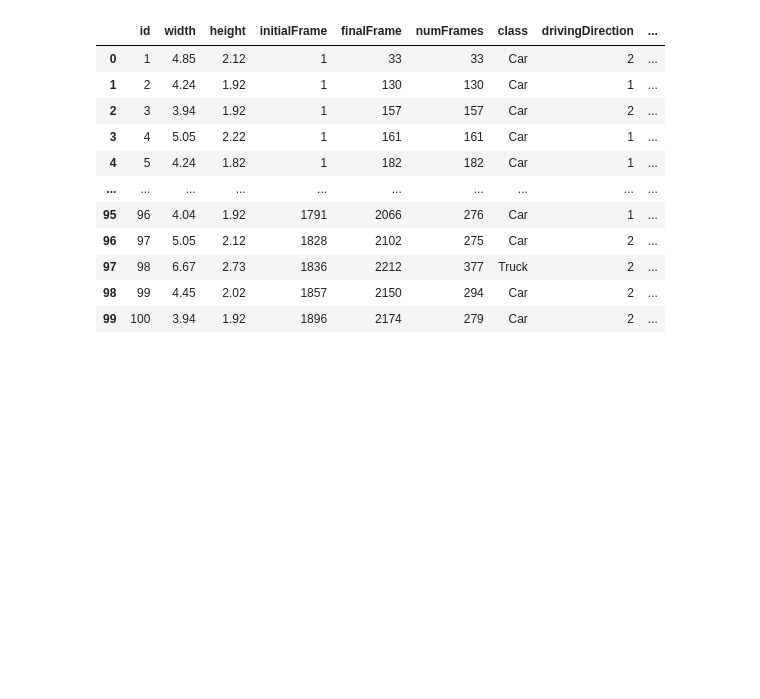
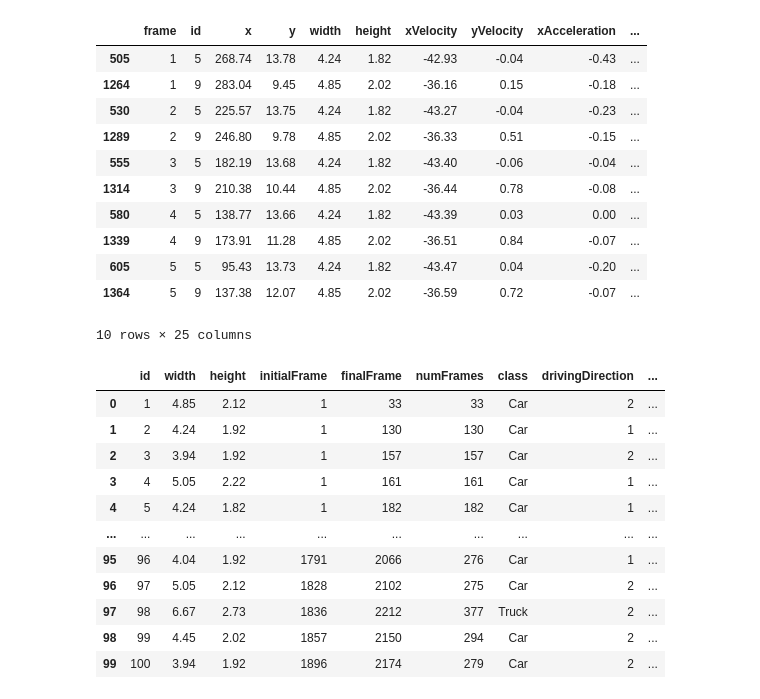
Before and after one commit to lmmartinez97/llm-ft, a Jupyter notebook: prompt_factory/prompt_extractor.ipynb, the cells around one changed output. Cells and saved outputs as stored; diff of their text form; code cells hidden in the pictures; blank space fills up the shorter version.

Commit message:
Advanced group extraction

```diff
--- a/prompt_factory/prompt_extractor.ipynb
+++ b/prompt_factory/prompt_extractor.ipynb
@@ -1,7 +1,9 @@
 # %%
+# Setup Warnings
 import warnings
 warnings.simplefilter(action='ignore', category=FutureWarning)
 
+# Global imports
 import json
 import matplotlib as mlp
 import matplotlib.animation as animation
@@ -9,15 +11,20 @@ import matplotlib.pyplot as plt
 import numpy as np
 import os
 import pandas as pd
+import random
 import re
 import seaborn as sns
 
+# Typing import
+from typing import List, Dict, Union
+
+# Specific imports
 from matplotlib.patches import Rectangle, Ellipse
 from rich import print
+from termcolor import cprint
 from time import time
 
-from typing import List, Dict, Union
-
+# Local imports
 from read_csv import read_meta_info
 
 sns.set_theme('notebook')
@@ -27,3 +34,24 @@ sns.color_palette("hls", 8)
 
 def print_bl():
     print("\n")
+
+
+def print_red(*args):
+    for arg in args:
+        cprint(arg, "red", end=' ')  # Using end=' ' to print all arguments on the same line
+    print()
+
+def print_green(*args):
+    for arg in args:
+        cprint(arg, "green", end=' ')  # Using end=' ' to print all arguments on the same line
+    print()
+
+def print_highlight(*args):
+    for arg in args:
+        cprint(arg, "magenta", "on_white", end=' ')  # Using end=' ' to print all arguments on the same line
+    print()
+
+def print_blue(*args):
+    for arg in args:
+        cprint(arg, "light_blue", end=' ')  # Using end=' ' to print all arguments on the same line
+    print()
@@ -175,3 +336,18 @@ scene_data.windows[0].to_csv("window.csv")
+# %%
+scene_data.groups[0]
+# %% [output]
+|  | frame | id | x | y | width | height | xVelocity | yVelocity | xAcceleration | ... |
+| 505 | 1 | 5 | 268.74 | 13.78 | 4.24 | 1.82 | -42.93 | -0.04 | -0.43 | ... |
+| 1264 | 1 | 9 | 283.04 | 9.45 | 4.85 | 2.02 | -36.16 | 0.15 | -0.18 | ... |
+| 530 | 2 | 5 | 225.57 | 13.75 | 4.24 | 1.82 | -43.27 | -0.04 | -0.23 | ... |
+| 1289 | 2 | 9 | 246.80 | 9.78 | 4.85 | 2.02 | -36.33 | 0.51 | -0.15 | ... |
+| 555 | 3 | 5 | 182.19 | 13.68 | 4.24 | 1.82 | -43.40 | -0.06 | -0.04 | ... |
+| 1314 | 3 | 9 | 210.38 | 10.44 | 4.85 | 2.02 | -36.44 | 0.78 | -0.08 | ... |
+| 580 | 4 | 5 | 138.77 | 13.66 | 4.24 | 1.82 | -43.39 | 0.03 | 0.00 | ... |
+| 1339 | 4 | 9 | 173.91 | 11.28 | 4.85 | 2.02 | -36.51 | 0.84 | -0.07 | ... |
+| 605 | 5 | 5 | 95.43 | 13.73 | 4.24 | 1.82 | -43.47 | 0.04 | -0.20 | ... |
+| 1364 | 5 | 9 | 137.38 | 12.07 | 4.85 | 2.02 | -36.59 | 0.72 | -0.07 | ... |
+10 rows × 25 columns
 # %%
 scene_data.static_info.head(100)
 # %% [output]
```
Also changed, not shown: parts of 4 cells of this notebook.
